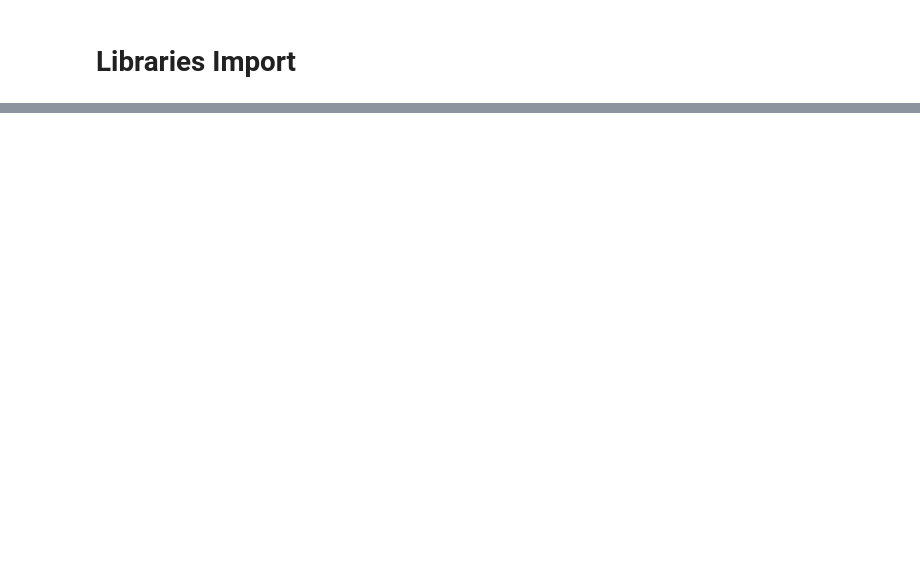
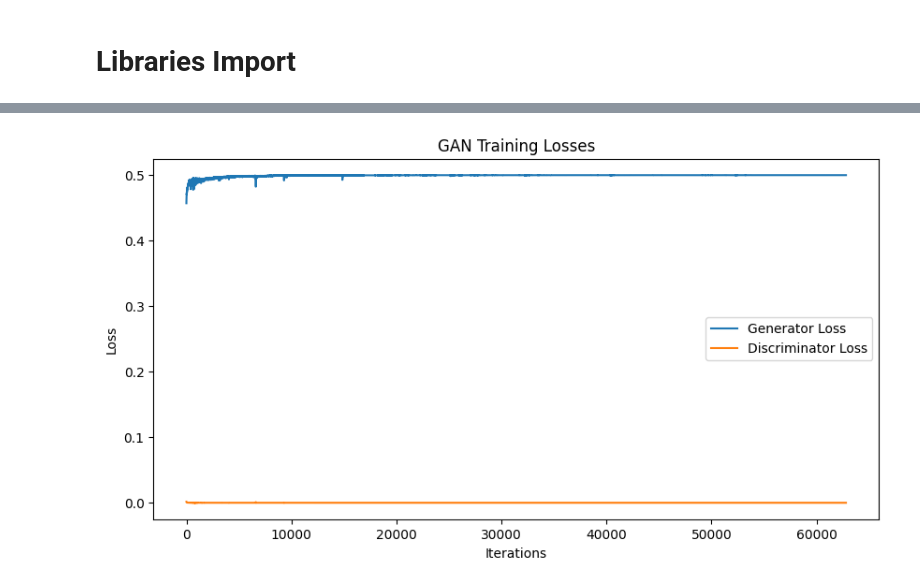
Before and after one commit to zianahmed/VAE-vs-GAN-CIFAR-10, a Jupyter notebook: Training.ipynb, the cells around one changed output, grey strips where cells are left out. Saved outputs shown, nothing was run; the diff lists cells and outputs as text; code cells hidden in the pictures; blank space fills up the shorter version.

```diff
--- a/Training.ipynb
+++ b/Training.ipynb
@@ -483,0 +201,32 @@ plt.show()
+# %%
+# ----- For VAE: -----
+# Use L1 loss (for sharper output) and KL divergence.
+def vae_loss(recon, x, mu, logvar, kl_weight=0.01):
+    recon_loss = nn.functional.l1_loss(recon, x, reduction='sum')
+    kl_loss = -0.5 * torch.sum(1 + logvar - mu.pow(2) - logvar.exp())
+    return recon_loss + kl_weight * kl_loss, recon_loss, kl_loss
+
+# Hyperparameters for GAN
+device = torch.device("cuda" if torch.cuda.is_available() else "cpu")
+gan_latent_dim = 150
+lr_gen = 1e-4
+lr_disc = 1e-4
+beta1 = 0.5
+
+# Hyperparameters for VAE
+vae_latent_dim = 512      # High latent dimension to capture details
+lr_vae = 5e-6             # Low learning rate for smooth optimization
+# %%
+# ---------------------------
+# 4. Initialize Models and Optimizers
+# ---------------------------
+generator = Generator(latent_dim=gan_latent_dim).to(device)
+discriminator = SiameseDiscriminator(alpha=1e-3).to(device)
+
+optimizerG = optim.Adam(generator.parameters(), lr=lr_gen, betas=(beta1, 0.999))
+optimizerD = optim.Adam(discriminator.parameters(), lr=lr_disc, betas=(beta1, 0.999))
+
+
+# VAE Model
+vae = VAE(latent_dim=vae_latent_dim).to(device)
+optimizerVAE = optim.Adam(vae.parameters(), lr=lr_vae)
@@ -483,0 +311,12 @@ plt.show()
+# %%
+# Plot GAN Loss Curves
+plt.figure(figsize=(10,5))
+plt.plot(gan_loss_history["G"], label="Generator Loss")
+plt.plot(gan_loss_history["D"], label="Discriminator Loss")
+plt.xlabel("Iterations")
+plt.ylabel("Loss")
+plt.title("GAN Training Losses")
+plt.legend()
+plt.show()
+# %% [output]
+[figure, added]
```
Also changed, not shown: parts of 36 cells of this notebook.
